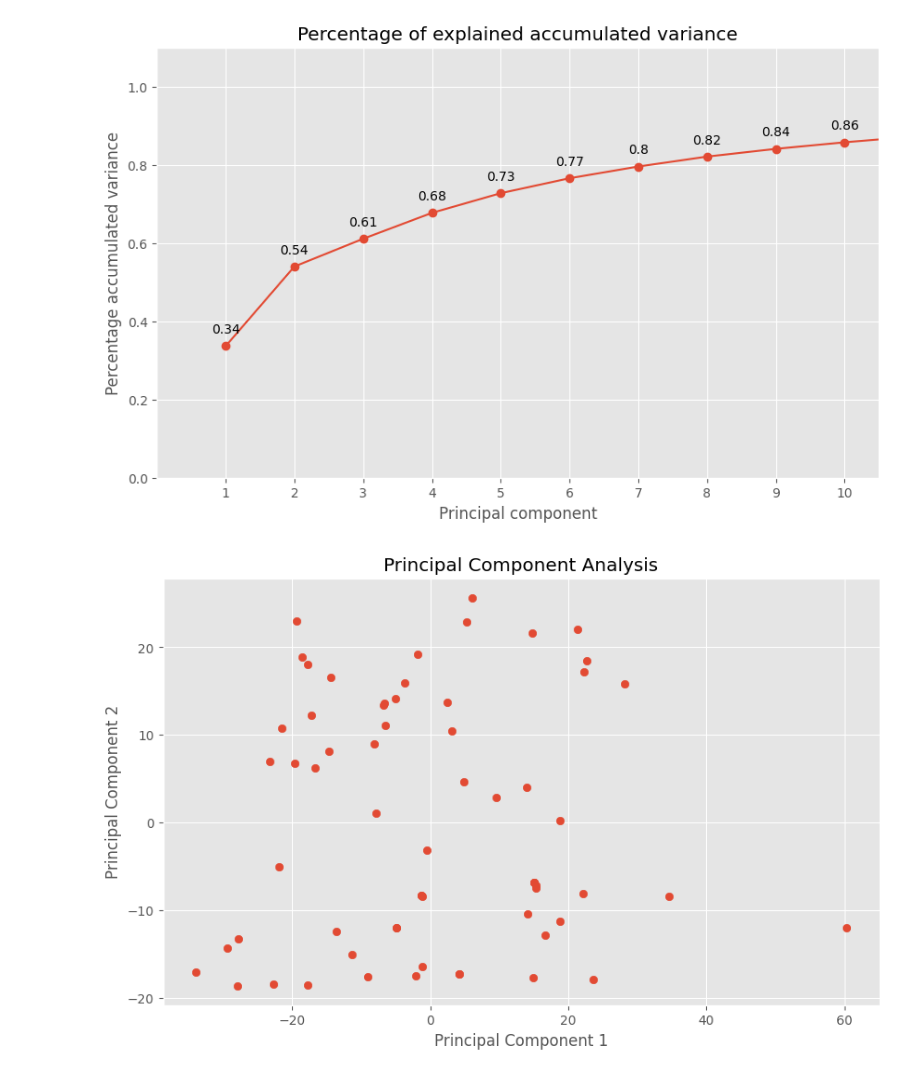
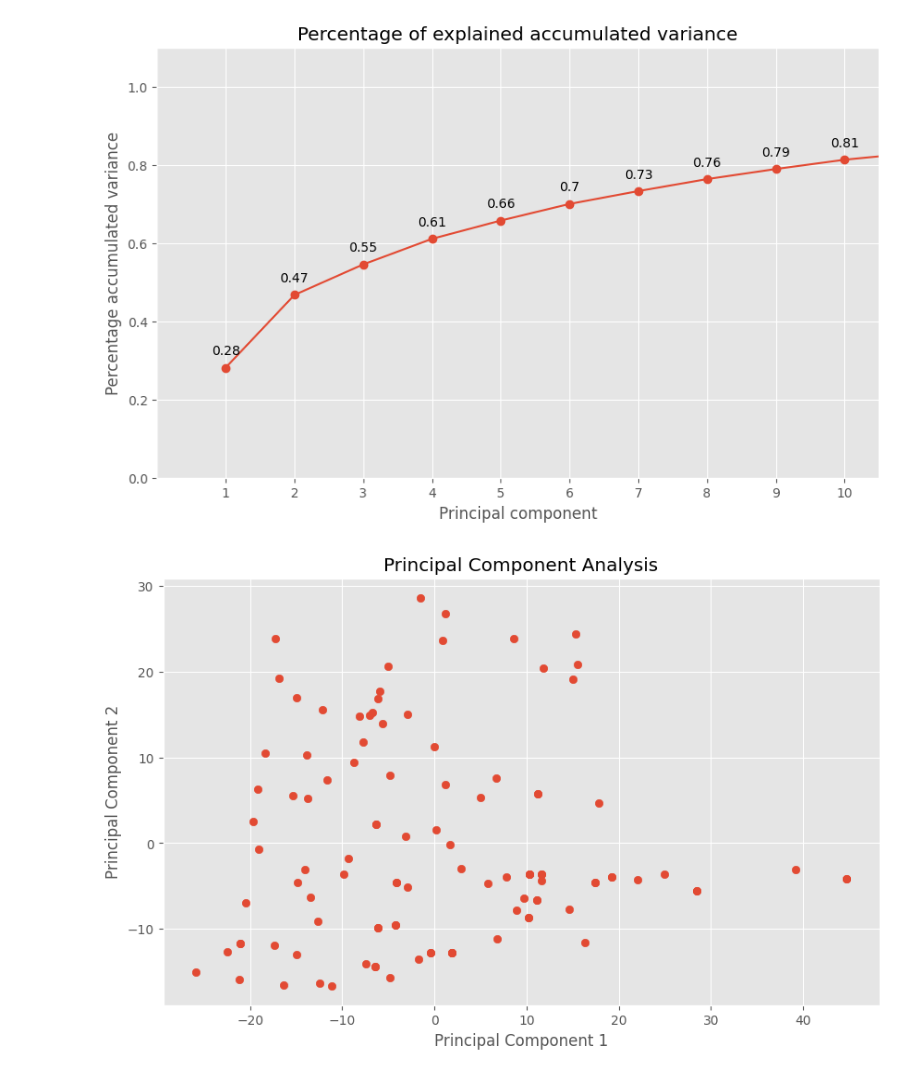
Before and after one commit to aalonsca73/in_silico_toxicology, a Jupyter notebook: PCA.ipynb, the cells around one changed output. Cells and saved outputs as stored; diff of their text form; code cells hidden in the pictures.

```diff
--- a/PCA.ipynb
+++ b/PCA.ipynb
@@ -2,7 +2,7 @@
 <a href="https://colab.research.google.com/github/aalonsca73/in_silico_toxicology/blob/main/PCA.ipynb" target="_parent"><img src="https://colab.research.google.com/assets/colab-badge.svg" alt="Open In Colab"/></a>
 # %%
 # Define the filename for the CSV file
-filename = 'molecules_with_properties.csv'
+filename = 'molecules_with_properties_OPFR.csv'
 
 # Import necessary libraries
 # Data treatment
@@ -93,2 +93,2 @@ ax.set_ylabel('Principal Component 2');
-[figure, old version]
+[figure, new version]
-[figure, old version]
+[figure, new version]
```
Also changed, not shown: parts of 1 cell of this notebook.
